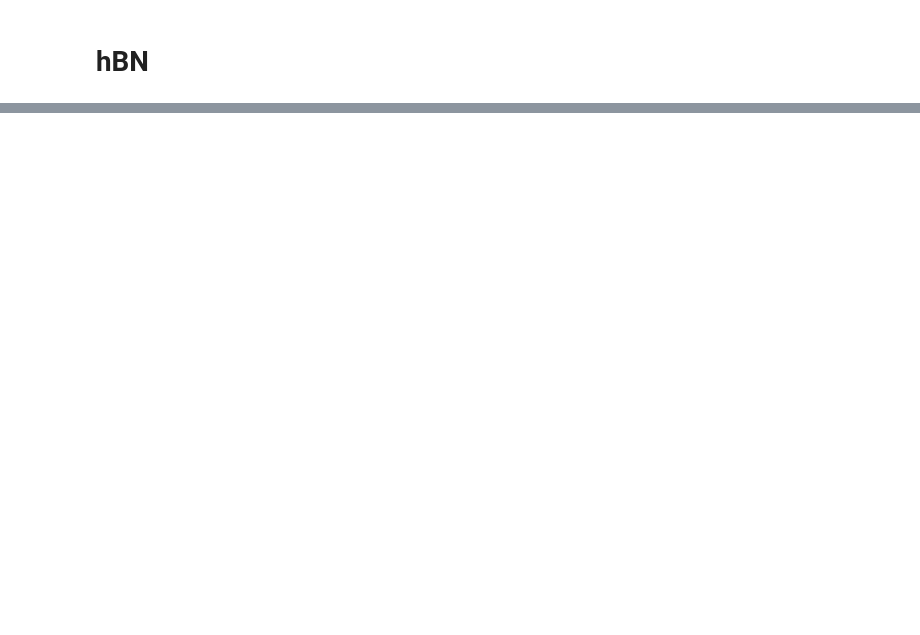
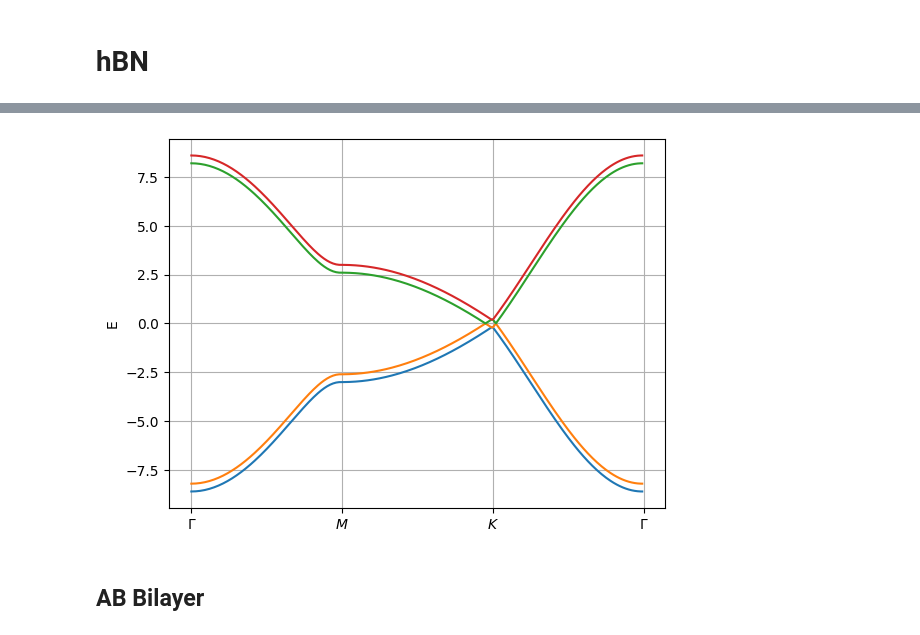
Before and after one commit to franklinzppa/electronic-structure, a Jupyter notebook: graphene/bilayer-graphene.ipynb, the cells around one changed output, grey strips where cells are left out. Drawn from its saved outputs; the diff is of its cells as text; code cells hidden in the pictures; blank space fills up the shorter version.

```diff
--- a/graphene/bilayer-graphene.ipynb
+++ b/graphene/bilayer-graphene.ipynb
@@ -123 +124,40 @@ plt.show()
+# %%
+def make_aa_band(*paths, alpha1=0, alpha2=0, beta=2.8, gamma=0.2, k_points=50):
+
+    E = np.zeros((len(paths), k_points, 4))
+
+    for idx, path in enumerate(paths):
+        s = [np.linspace(path[0][0], path[0][1], k_points),
+             np.linspace(path[1][0], path[1][1], k_points)]
+
+        E_path = np.zeros((k_points, 4))
+
+        for i in range(k_points):
+            H = np.array([[alpha1, beta*f(s[0][i],s[1][i]), gamma, 0],
+                          [beta*np.conj(f(s[0][i],s[1][i])), alpha2, 0, gamma],
+                          [gamma, 0, alpha1, beta*f(s[0][i],s[1][i])],
+                          [0, gamma, beta*np.conj(f(s[0][i],s[1][i])),alpha2]
+                         ])
+
+
+            E_path[i] = np.linalg.eigvalsh(H)
+
+        E[idx] = E_path
+
+    return E.reshape(len(paths)*k_points, 4)
+# %%
+E = make_aa_band(path1, path2, path3, alpha1=0.0, alpha2=0.0, beta=2.8, gamma=0.2, k_points=100)
+
+plt.plot(E[:,0])
+plt.plot(E[:,1])
+plt.plot(E[:,2])
+plt.plot(E[:,3])
+plt.ylabel('E')
+plt.xticks([0, k_points, 2*k_points, 3*k_points], ['$\Gamma$', '$M$', '$K$', '$\Gamma$'])
+plt.grid()
+plt.show()
+# %% [output]
+[figure, added]
+# %% [markdown]
+## AB Bilayer
 # %%
```
Also changed, not shown: parts of 11 cells of this notebook.
